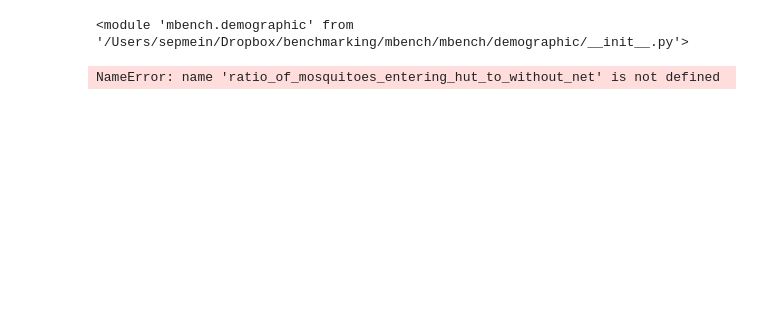
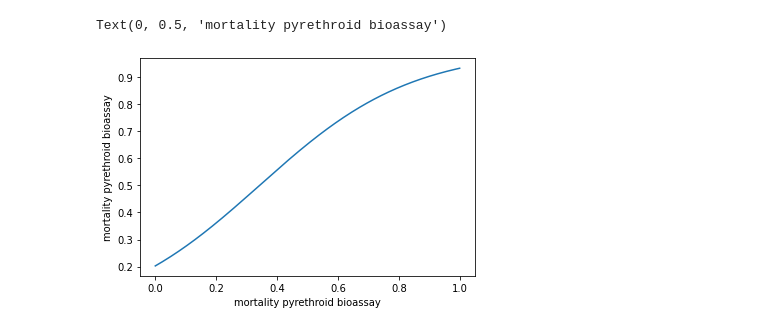
Before and after one commit to sepmein/mBench, a Jupyter notebook: scripts/intervention.ipynb, the cells around one changed output. Drawn from its saved outputs; the diff is of its cells as text; code cells hidden in the pictures; blank space fills up the shorter version.

Commit message:
1. reconstruct efficacy converter to a class 2. created np looper helper function 3. setup tests in intervention.ipynb 4. updated package settings

```diff
--- a/scripts/intervention.ipynb
+++ b/scripts/intervention.ipynb
@@ -6,11 +0,0 @@ import mbench
-# %%
-mbench.demographic
-# %% [output]
-<module 'mbench.demographic' from '/Users/sepmein/Dropbox/benchmarking/mbench/mbench/demographic/__init__.py'>
-# %%
-mort_bioassay = np.linspace(0, 1, 300)
-lamd = lambda x: ratio_of_mosquitoes_entering_hut_to_without_net(x)
-test_ratio = lamd(mbench)
-plt.plot(mbench, test_ratio)
-# %% [output]
-NameError: name 'ratio_of_mosquitoes_entering_hut_to_without_net' is not defined
@@ -16,0 +12,12 @@ NameError: name 'ratio_of_mosquitoes_entering_hut_to_without_net' is not defined
+# %%
+converter = Converter(verbose=True)
+x = np.linspace(0, 1, 300)
+# %%
+mortality_pyrethroid_hut_trail = np_looper(converter.mortality_bioassay_to_hut_trail, x)
+
+plt.plot(x, mortality_pyrethroid_hut_trail)
+plt.xlabel("mortality pyrethroid bioassay")
+plt.ylabel("mortality pyrethroid bioassay")
+# %% [output]
+Text(0, 0.5, 'mortality pyrethroid bioassay')
+[figure, added]
```
Also changed, not shown: parts of 9 cells of this notebook, 7 other files.
